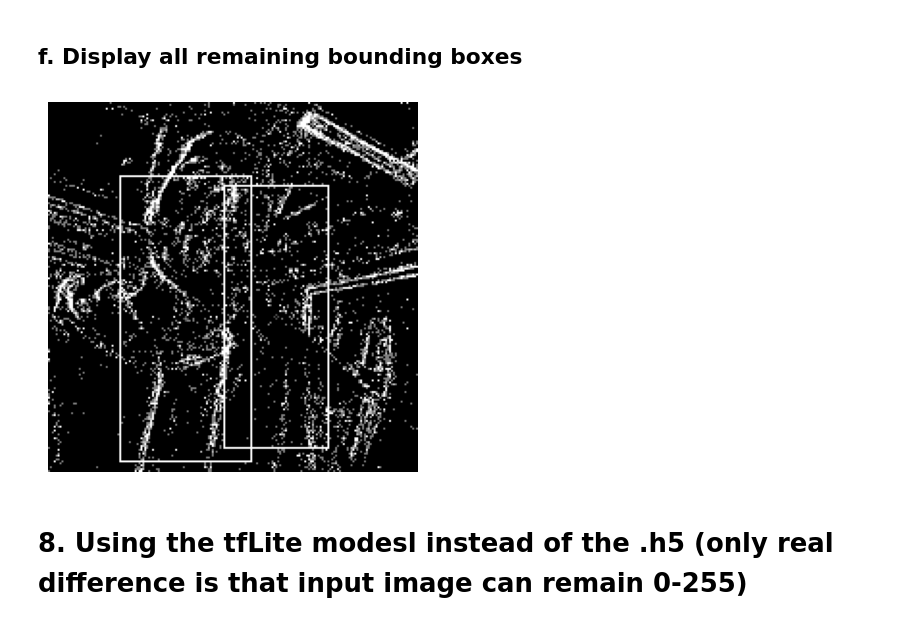
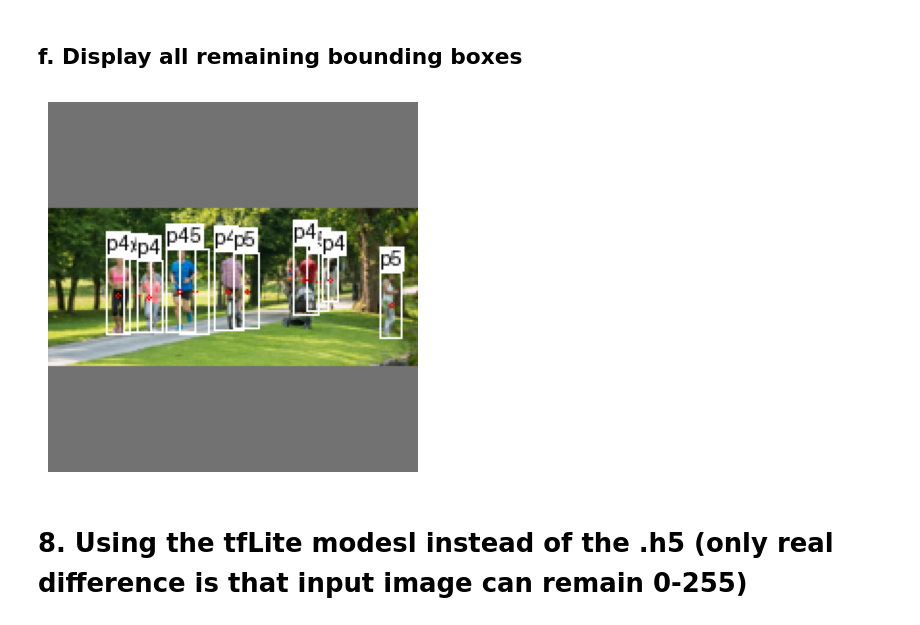
Before and after one commit to piergatt/YoloOptimiseTools, a Jupyter notebook: tryingOutYOLOXNano.ipynb, the cells around one changed output. Cells and saved outputs as stored; diff of their text form; code cells hidden in the pictures.

```diff
--- a/tryingOutYOLOXNano.ipynb
+++ b/tryingOutYOLOXNano.ipynb
@@ -329,7 +333,7 @@ Saved model without head 1
 # %% [markdown]
 ## d. Removes class probabilities since only 1 class is used
 # %%
-model = model_no_head1
+model = modelbackup
 
 # Define the input tensor for the model
 inp = model.input
@@ -364,8 +368,8 @@ model_no_class = Model(inputs=inp, outputs=new_heads)
 
 model_no_class.summary()
 
-model_no_class.save(
-    'models/yolo_gs_COCO_nohead1_noCls_lComb.h5'
-)
+# model_no_class.save(
+#     'models/yolo_gs_COCO_nohead13_noCls_lComb.h5'
+# )
 print("Saved model without class output")
 # %% [output]
@@ -391,8 +395,8 @@ Saved model without class output
 # %%
 #model = modelbackup
 # Define whether you want a greyscale image or not
-grey = True
-file = 'testInp.png'
+grey = False
+file = 'testImages/YOLO/man_large.jpg'
 
 if grey:
     #model = new
@@ -572,7 +579,7 @@ top5_sources = [prediction_sources[idx] for idx in top5_idxs]  # Get the sources
 
 # 3. (Optional) print them out
 for rank, (box, score, source) in enumerate(zip(top5_boxes, top5_scores, top5_sources), start=1):
-    x_center, y_center, w, h, obj = box
+    x_center, y_center, w, h, obj, cls = box
     print(f"{rank}: score={score:.3f}, source={source}, center=({x_center:.1f},{y_center:.1f}), "
           f"size=({w:.1f}*{h:.1f})")
 # %% [output]
@@ -613,7 +620,7 @@ plt.show()
 ## e. Perform non max suppression and print out remaining bounding boxes
 # %%
 # Define a threshold for filtering boxes
-threshold = 0.5
+threshold = 0.75
 valid_idxs = np.where(scores > threshold)[0]
 filtered_boxes = all_boxes_flatten[valid_idxs]
 filtered_scores = scores[valid_idxs]
@@ -645,25 +661,44 @@ for rank, (box, score, source) in enumerate(zip(final_boxes, final_scores, final
 # %%
 img_with_box = img.copy()
 draw = ImageDraw.Draw(img_with_box)
 circle_radius = 1
 
-for box in final_boxes:
+
+draw = ImageDraw.Draw(img_with_box)
+font = ImageFont.load_default()
+
+for box, source in zip(final_boxes, final_sources):
     cx = (box[0] + box[2]) / 2
     cy = (box[1] + box[3]) / 2
     x1, y1, x2, y2 = box
+
     draw.rectangle([(int(x1), int(y1)), (int(x2), int(y2))],
                outline="white", width=1)
     draw.ellipse(
         [(int(cx) - circle_radius, int(cy) - circle_radius),
-        (int(cx) + circle_radius, int(cy) + circle_radius)],
+         (int(cx) + circle_radius, int(cy) + circle_radius)],
         outline="red", width=1
     )
+
+    # Measure the text size
+    text_width, text_height = font.getbbox(source)[2:4]
+    text_x = int(x1)
+    text_y = int(y1) - text_height - 1  # Place text above the box
+
+    # Draw a filled box behind the text
+    draw.rectangle(
+        [text_x, text_y, text_x + text_width, text_y + text_height],
+        fill="white"
+    )
+
+    # Place the source text on top
+    draw.text((text_x, text_y), source, fill="black", font=font)
 
 plt.imshow(img_with_box, cmap='gray' if grey else None)
 plt.axis('off')
 plt.show()
 # %% [output]
-[figure, old version]
+[figure, new version]
 # %% [markdown]
 # 8. Using the tfLite modesl instead of the .h5 (only real difference is that input image can remain 0-255)
 # %%
```
Also changed, not shown: parts of 14 cells of this notebook, 42 other files.
